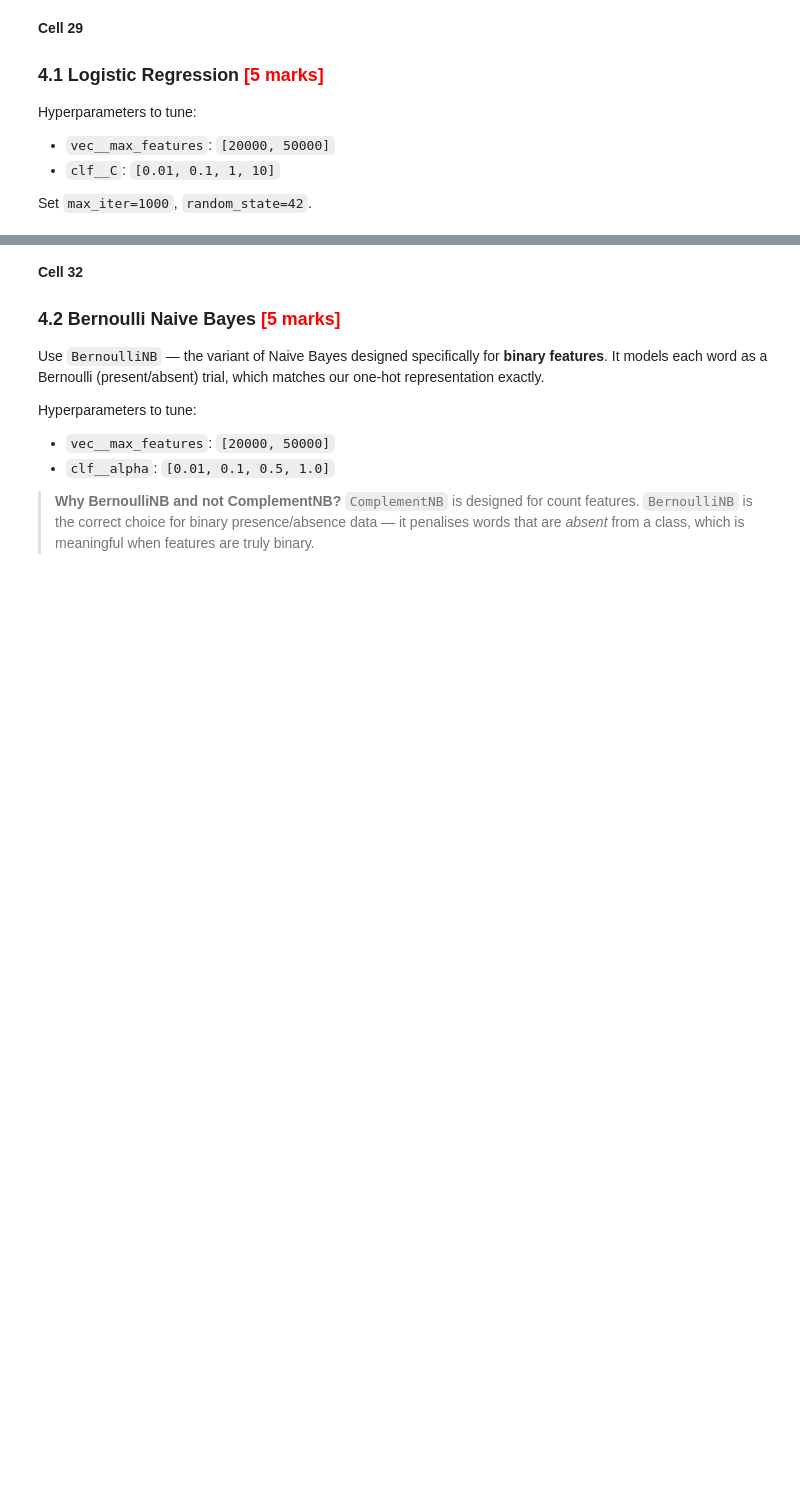
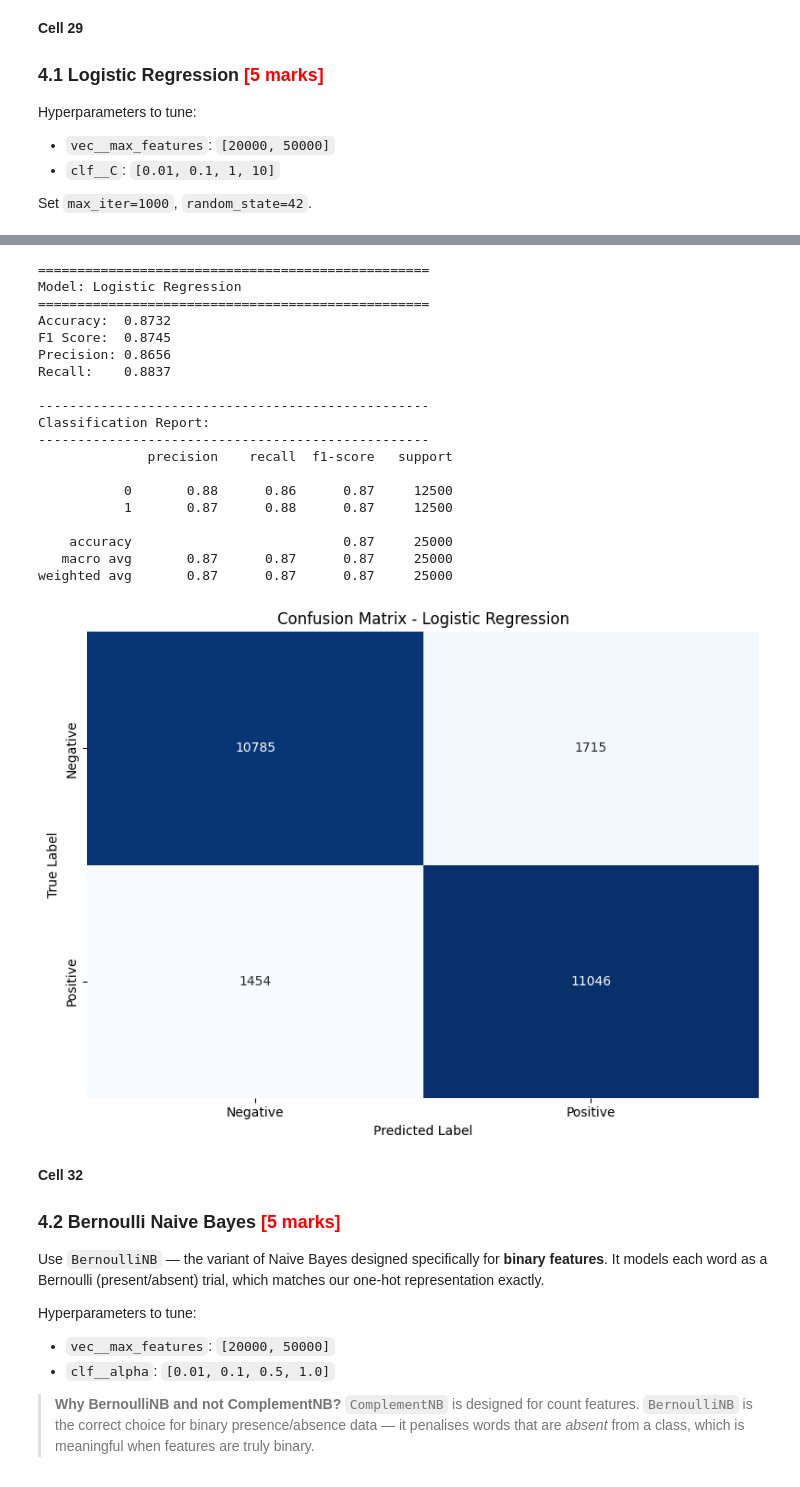
Before and after one commit to koushikroy8711/iitkgp, a Jupyter notebook: Graded Assignment 1 - Jul 18 - Sentiment Analysis Netflix/eb143b18-6af1-48d3-97d7-858ae0e05e34-Classification-Assignment-IMDB/IMDB_Sentiment_Exercise.ipynb, the cells around one changed output, grey strips where cells are left out. Drawn from its saved outputs; the diff is of its cells as text; code cells hidden in the pictures; blank space fills up the shorter version.

```diff
--- a/Graded Assignment 1 - Jul 18 - Sentiment Analysis Netflix/eb143b18-6af1-48d3-97d7-858ae0e05e34-Classification-Assignment-IMDB/IMDB_Sentiment_Exercise.ipynb
+++ b/Graded Assignment 1 - Jul 18 - Sentiment Analysis Netflix/eb143b18-6af1-48d3-97d7-858ae0e05e34-Classification-Assignment-IMDB/IMDB_Sentiment_Exercise.ipynb
@@ -422,5 +440,20 @@ Create a `CountVectorizer` with:
 > **Note:** No `ngram_range=(1,2)` this time — with one-hot, bigrams would double the already-large feature space with minimal benefit. Unigrams only.
 # %%
 # Cell 24
+from sklearn.feature_extraction.text import CountVectorizer
 
-### CODE HERE ###
+# Create CountVectorizer with specified parameters
+vectorizer = CountVectorizer(binary=True, max_features=50000, min_df=5, stop_words='english')
+
+# Fit on training data only
+vectorizer.fit(train_texts)
+
+# Transform both splits
+X_train = vectorizer.transform(train_texts)
+X_test = vectorizer.transform(test_texts)
+
+# Print shape and sparsity
+print("Training data shape:", X_train.shape)
+print("Test data shape:", X_test.shape)
+print(f"Training data sparsity: {1 - X_train.nnz / (X_train.shape[0] * X_train.shape[1]):.4f}")
+print(f"Test data sparsity: {1 - X_test.nnz / (X_test.shape[0] * X_test.shape[1]):.4f}")
@@ -481,5 +558,27 @@ Hyperparameters to tune:
 Set `max_iter=1000`, `random_state=42`.
 # %%
 # Cell 30
+from sklearn.linear_model import LogisticRegression
 
-### CODE HERE ###
+# Create pipeline
+pipeline_lr = Pipeline([
+    ('vec', CountVectorizer(binary=True, stop_words='english')),
+    ('clf', LogisticRegression(max_iter=1000, random_state=42))
+])
+
+# Define hyperparameters for GridSearchCV
+param_grid_lr = {
+    'vec__max_features': [20000, 50000],
+    'clf__C': [0.01, 0.1, 1, 10]
+}
+
+# Run GridSearchCV
+grid_search_lr = GridSearchCV(pipeline_lr, param_grid_lr, scoring='f1', cv=5, n_jobs=-1, verbose=1)
+grid_search_lr.fit(train_texts, y_train)
+
+# Print best parameters and CV score
+print(f"\n{'='*60}")
+print("Logistic Regression")
+print(f"{'='*60}")
+print(f"Best parameters: {grid_search_lr.best_params_}")
+print(f"Best CV F1 Score: {grid_search_lr.best_score_:.4f}")
@@ -486,8 +593,29 @@ Set `max_iter=1000`, `random_state=42`.
 # %%
 # Cell 31
-
 # Predict on test set and evaluate
-### CODE HERE ###
+y_pred_lr = grid_search_lr.predict(test_texts)
+metrics_lr = evaluate_model('Logistic Regression', y_test, y_pred_lr)
+# %% [output]
+==================================================
+Model: Logistic Regression
+==================================================
+Accuracy:  0.8732
+F1 Score:  0.8745
+Precision: 0.8656
+Recall:    0.8837
+
+--------------------------------------------------
+Classification Report:
+--------------------------------------------------
+              precision    recall  f1-score   support
+
+           0       0.88      0.86      0.87     12500
+           1       0.87      0.88      0.87     12500
+
+    accuracy                           0.87     25000
+   macro avg       0.87      0.87      0.87     25000
+weighted avg       0.87      0.87      0.87     25000
+[figure, added]
 # %% [markdown]
 **Cell 32**
 
```
Also changed, not shown: parts of 39 cells of this notebook.
